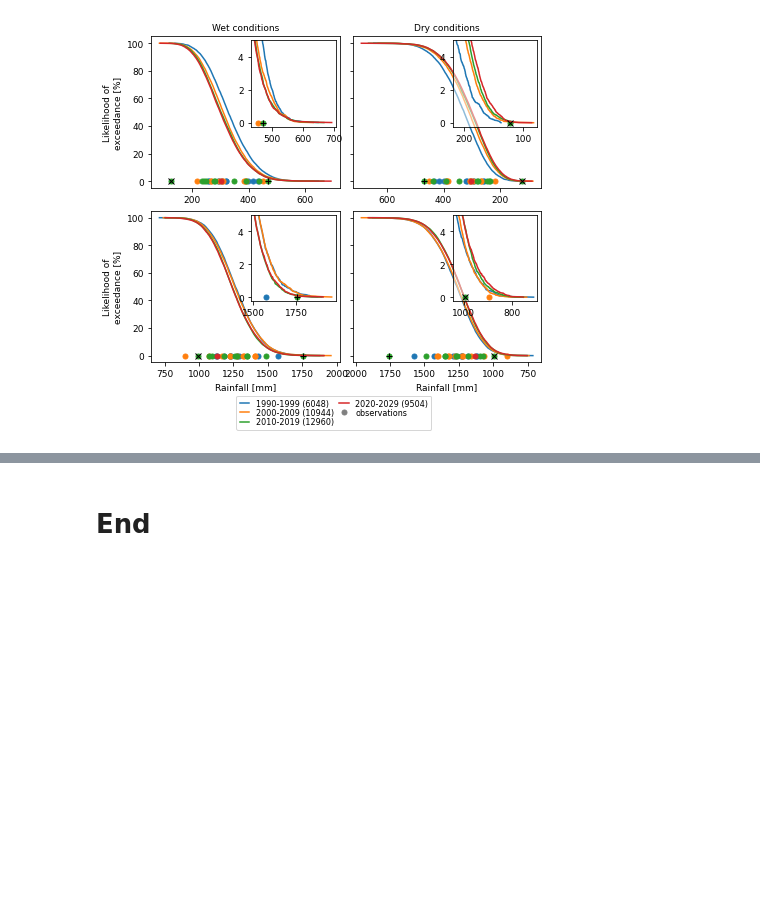
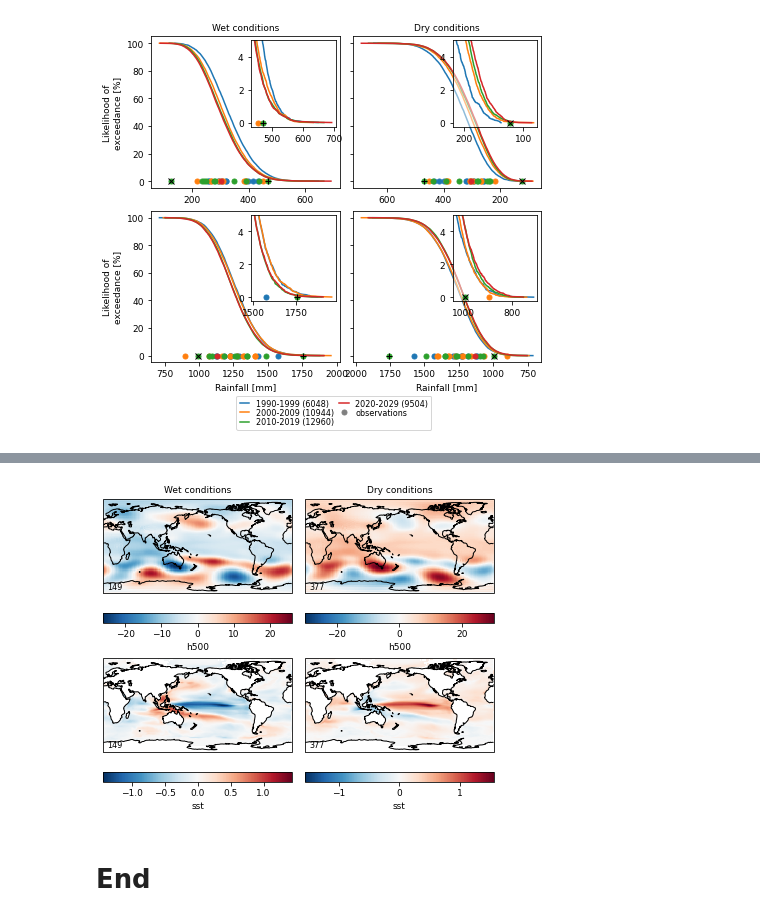
Before and after one commit to dougiesquire/hydro_tasmania, a Jupyter notebook: 2020/2.0_unseen.ipynb, the cells around one changed output, grey strips where cells are left out. Cells and saved outputs as stored; diff of their text form; code cells hidden in the pictures; blank space fills up the shorter version.

```diff
--- a/2020/2.0_unseen.ipynb
+++ b/2020/2.0_unseen.ipynb
@@ -587,0 +543,89 @@ AttributeError: 'tuple' object has no attribute 'reshape'
+# %%
+obsv_ds = 'awap' if VARIABLE == 'precip' else 'jra55'
+obsv = my.open_zarr(f'data/{obsv_ds}_{VARIABLE}_{REGION}_ts.zarr.zip').compute()
+fcst = my.open_zarr(f'data/f6_{VARIABLE}_{REGION}.zarr.zip').compute()
+
+fcst_acc = resample_forecasts_monthly(
+    fcst, n_months=N_MONTHS, end_month=END_MONTH,
+    lead_time_func='max',
+    method=ACC_METHOD)
+# Fill nans in time with dummy times so that time operations work nicely
+fcst_acc = fcst_acc.assign_coords({
+    'time': fcst_acc.time.fillna(cftime.DatetimeJulian(1800, 1, 1))})
+
+obsv_acc = getattr(obsv.resample(time=OBS_METHOD), ACC_METHOD)()
+
+fcst_acc = fcst_acc.where(fcst_acc.time.dt.month == END_MONTH, drop=True)
+fcst_acc = fcst_acc.sel(lead_time=slice(min_lead_month,None))
+obsv_acc = obsv_acc.where(obsv_acc.time.dt.month == END_MONTH, drop=True)
+# %%
+%%time
+import cartopy.crs as ccrs
+
+with plt.rc_context(rc_context):
+    fig, axs = plt.subplots(
+        nrows=len(COND_VARIABLES), ncols=2,
+        sharey=True, figsize=(7,5.4),
+        subplot_kw=dict(projection=ccrs.PlateCarree(180)))
+
+#     axs = np.expand_dims(axs, axis=0)
+
+    for idx, cond_variable in enumerate(COND_VARIABLES):
+        fcst = my.open_zarr(
+            f'data/f6_{cond_variable}_NATIVE_raw_anom.zarr.zip')
+
+        fcst_cond = resample_forecasts_monthly(
+            fcst, n_months=N_MONTHS, end_month=END_MONTH,
+            lead_time_func='max',
+            method='mean')
+        # Fill nans in time with dummy times so that time operations work nicely
+        fcst_cond = fcst_cond.assign_coords({
+            'time': fcst_cond.time.fillna(cftime.DatetimeJulian(1800, 1, 1))})
+
+        fcst_cond = fcst_cond.where(fcst_cond.time.dt.month == END_MONTH, drop=True)
+        fcst_cond = fcst_cond.sel(lead_time=slice(min_lead_month,None))
+
+        fcst_super = my.mask_time_period(fcst_acc, TEST_PERIOD)
+        fcst_cond_super = my.mask_time_period(fcst_cond, TEST_PERIOD)
+
+        ax = axs[idx,0]
+        condition = fcst_super[VARIABLE] > obsv_acc[VARIABLE].quantile(
+            q=0.99, interpolation='midpoint').values
+        field = fcst_cond_super[cond_variable].where(condition).mean(
+            ['init_date','lead_time','ensemble'])
+        p = field.plot(ax=ax,
+                       transform=ccrs.PlateCarree(),
+                       cbar_kwargs={'orientation': 'horizontal'})
+        p.axes.set_global()
+        p.axes.coastlines()
+        ax.text(0.02, 0.02, f'{condition.sum().item()}',
+                 horizontalalignment='left',
+                 verticalalignment='bottom',
+                 transform=ax.transAxes,
+                 fontsize=fontsize-1)
+
+        ax = axs[idx,1]
+        condition = fcst_super[VARIABLE] < obsv_acc[VARIABLE].quantile(
+            q=0.01, interpolation='midpoint').values
+        field = fcst_cond_super[cond_variable].where(condition).mean(
+            ['init_date','lead_time','ensemble'])
+        p = field.plot(ax=ax,
+                       transform=ccrs.PlateCarree(),
+                       cbar_kwargs={'orientation': 'horizontal'})
+        p.axes.set_global()
+        p.axes.coastlines()
+        ax.text(0.02, 0.02, f'{condition.sum().item()}',
+                 horizontalalignment='left',
+                 verticalalignment='bottom',
+                 transform=ax.transAxes,
+                 fontsize=fontsize-1)
+
+        if idx == 0:
+            axs[idx,0].set_title('Wet conditions', fontsize=fontsize)
+            axs[idx,1].set_title('Dry conditions', fontsize=fontsize)
+
+    fig.subplots_adjust(wspace=0.07, hspace=0.18)
+
+fig.savefig(f'./figures/unseen.conditioning.{VARIABLE}.pdf',
+            format='pdf', dpi=400, bbox_inches='tight')
+# %% [output]
@@ -588,3 +634,4 @@ AttributeError: 'tuple' object has no attribute 'reshape'
+[figure, added]
 # %% [markdown]
 # End
 # %%
```
Also changed, not shown: parts of 31 cells of this notebook.
